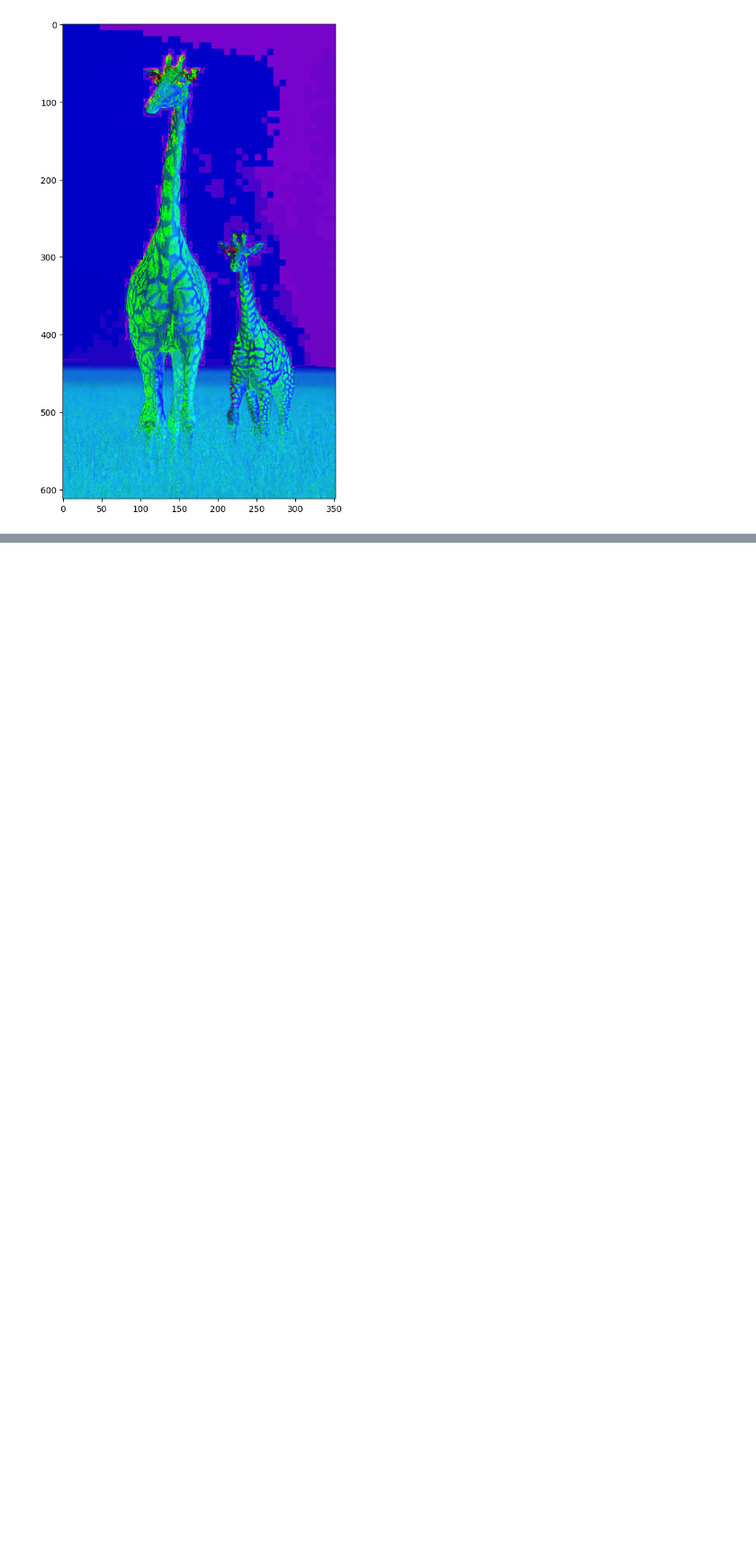
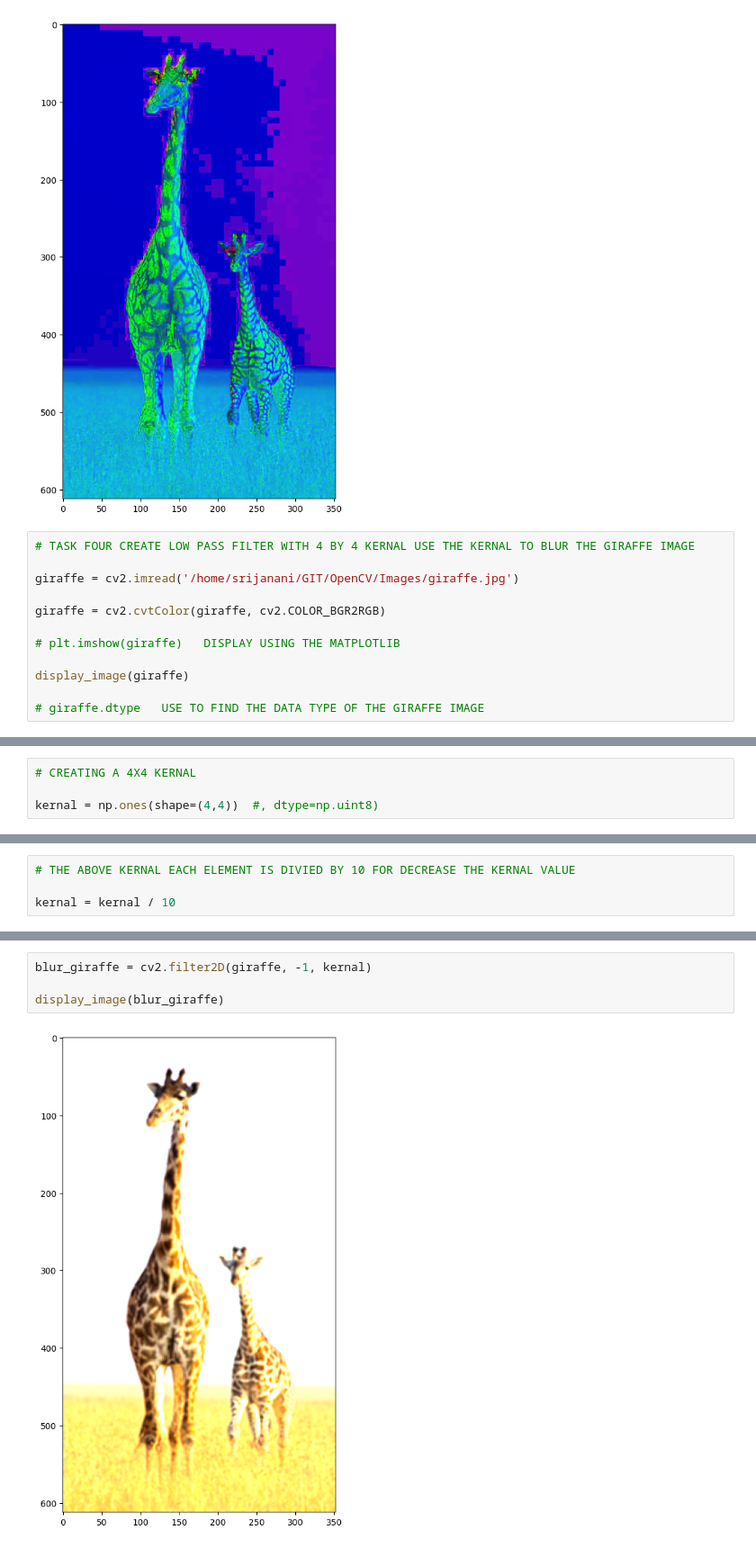
Before and after one commit to ananthanarayanan16/OpenCV, a Jupyter notebook: OpenCV_Basic/sec_4_test.ipynb, the cells around one changed output, grey strips where cells are left out. Shown at 90% size. Cells and saved outputs as stored; diff of their text form; blank space fills up the shorter version.

Commit message:
Sec_4_Task

```diff
--- a/OpenCV_Basic/sec_4_test.ipynb
+++ b/OpenCV_Basic/sec_4_test.ipynb
@@ -55,3 +55,15 @@ hsv_img = cv2.cvtColor(img, cv2.COLOR_RGB2HSV)
 display_image(hsv_img)
 # %% [output]
 [figure]
+# %%
+# TASK FOUR CREATE LOW PASS FILTER WITH 4 BY 4 KERNAL USE THE KERNAL TO BLUR THE GIRAFFE IMAGE
+
+giraffe = cv2.imread('/home/srijanani/GIT/OpenCV/Images/giraffe.jpg')
+
+giraffe = cv2.cvtColor(giraffe, cv2.COLOR_BGR2RGB)
+
+# plt.imshow(giraffe)   DISPLAY USING THE MATPLOTLIB
+
+display_image(giraffe)
+
+# giraffe.dtype   USE TO FIND THE DATA TYPE OF THE GIRAFFE IMAGE
@@ -57,0 +72,4 @@ display_image(hsv_img)
+# %%
+# CREATING A 4X4 KERNAL
+
+kernal = np.ones(shape=(4,4))  #, dtype=np.uint8)
@@ -57,0 +83,4 @@ display_image(hsv_img)
+# %%
+# THE ABOVE KERNAL EACH ELEMENT IS DIVIED BY 10 FOR DECREASE THE KERNAL VALUE
+
+kernal = kernal / 10
@@ -57,0 +96,6 @@ display_image(hsv_img)
+# %%
+blur_giraffe = cv2.filter2D(giraffe, -1, kernal)
+
+display_image(blur_giraffe)
+# %% [output]
+[figure, added]
```
Also changed, not shown: parts of 9 cells of this notebook.
